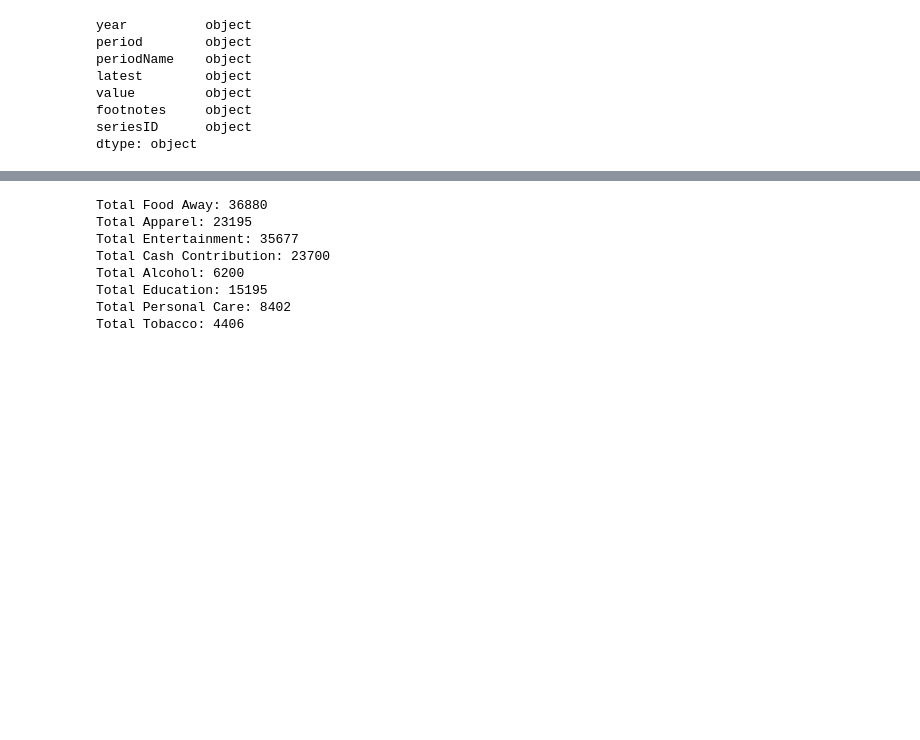
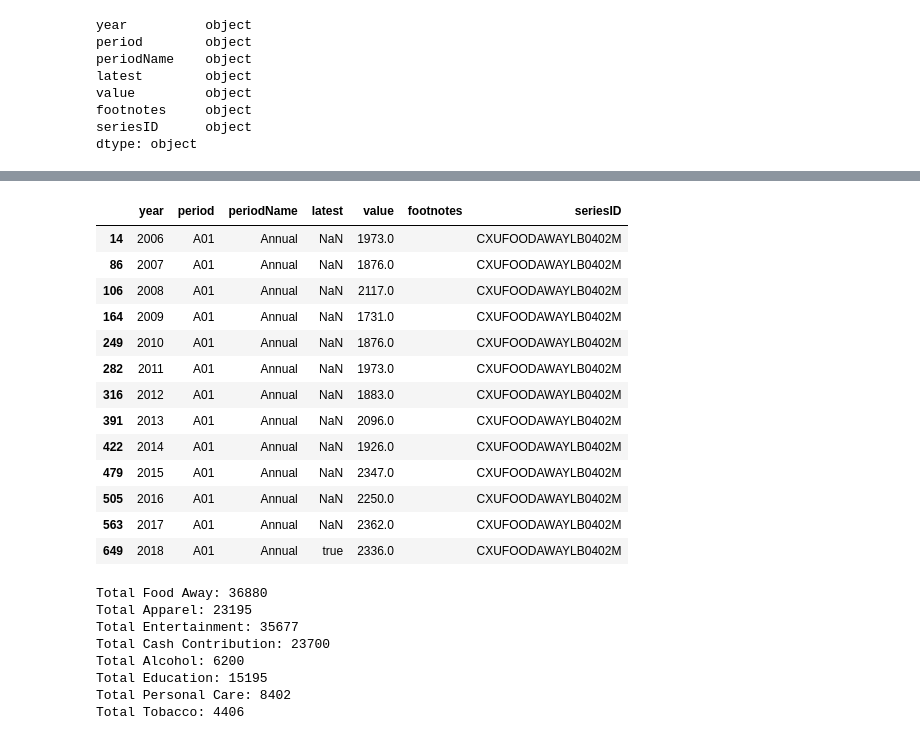
Before and after one commit to joshcoronel/discretionary-spending, a Jupyter notebook: Project_1_Working.ipynb, the cells around one changed output, grey strips where cells are left out. Saved outputs shown, nothing was run; the diff lists cells and outputs as text; code cells hidden in the pictures; blank space fills up the shorter version.

```diff
--- a/Project_1_Working.ipynb
+++ b/Project_1_Working.ipynb
@@ -89,0 +189,31 @@ df.head()
+# %%
+#CATEGORIZE BY YEAR
+#SET VALUES FOR EACH CATEGORY IN AN ARRAY
+#X LABELS ARE AGE RANGES
+#Y LABELS ARE VALUES
+
+#SET LIST FOR AGE GROUPS
+
+id4age25 = ['CXUFOODAWAYLB0402M','CXUAPPARELLB0402M','CXUENTRTAINLB0402M','CXUCASHCONTLB0402M','CXUALCBEVGLB0402M',
+              'CXUEDUCATNLB0402M','CXUPERSCARELB0402M','CXUTOBACCOLB0402M', 'CXUFOODHOMELB0402M','CXUHEALTHLB0402M',
+              'CXUHOUSINGLB0402M', 'CXUTRANSLB0402M'
+             ]
+dfund25=df.loc[df["seriesID"].isin(index2grab)]
+dfund25
+df25 = dfund25.loc[df["seriesID"]=="CXUFOODAWAYLB0402M"]
+df25
+# %% [output]
+|  | year | period | periodName | latest | value | footnotes | seriesID |
+| 14 | 2006 | A01 | Annual | NaN | 1973.0 |  | CXUFOODAWAYLB0402M |
+| 86 | 2007 | A01 | Annual | NaN | 1876.0 |  | CXUFOODAWAYLB0402M |
+| 106 | 2008 | A01 | Annual | NaN | 2117.0 |  | CXUFOODAWAYLB0402M |
+| 164 | 2009 | A01 | Annual | NaN | 1731.0 |  | CXUFOODAWAYLB0402M |
+| 249 | 2010 | A01 | Annual | NaN | 1876.0 |  | CXUFOODAWAYLB0402M |
+| 282 | 2011 | A01 | Annual | NaN | 1973.0 |  | CXUFOODAWAYLB0402M |
+| 316 | 2012 | A01 | Annual | NaN | 1883.0 |  | CXUFOODAWAYLB0402M |
+| 391 | 2013 | A01 | Annual | NaN | 2096.0 |  | CXUFOODAWAYLB0402M |
+| 422 | 2014 | A01 | Annual | NaN | 1926.0 |  | CXUFOODAWAYLB0402M |
+| 479 | 2015 | A01 | Annual | NaN | 2347.0 |  | CXUFOODAWAYLB0402M |
+| 505 | 2016 | A01 | Annual | NaN | 2250.0 |  | CXUFOODAWAYLB0402M |
+| 563 | 2017 | A01 | Annual | NaN | 2362.0 |  | CXUFOODAWAYLB0402M |
+| 649 | 2018 | A01 | Annual | true | 2336.0 |  | CXUFOODAWAYLB0402M |
```
Also changed, not shown: parts of 7 cells of this notebook, 1 other file.
